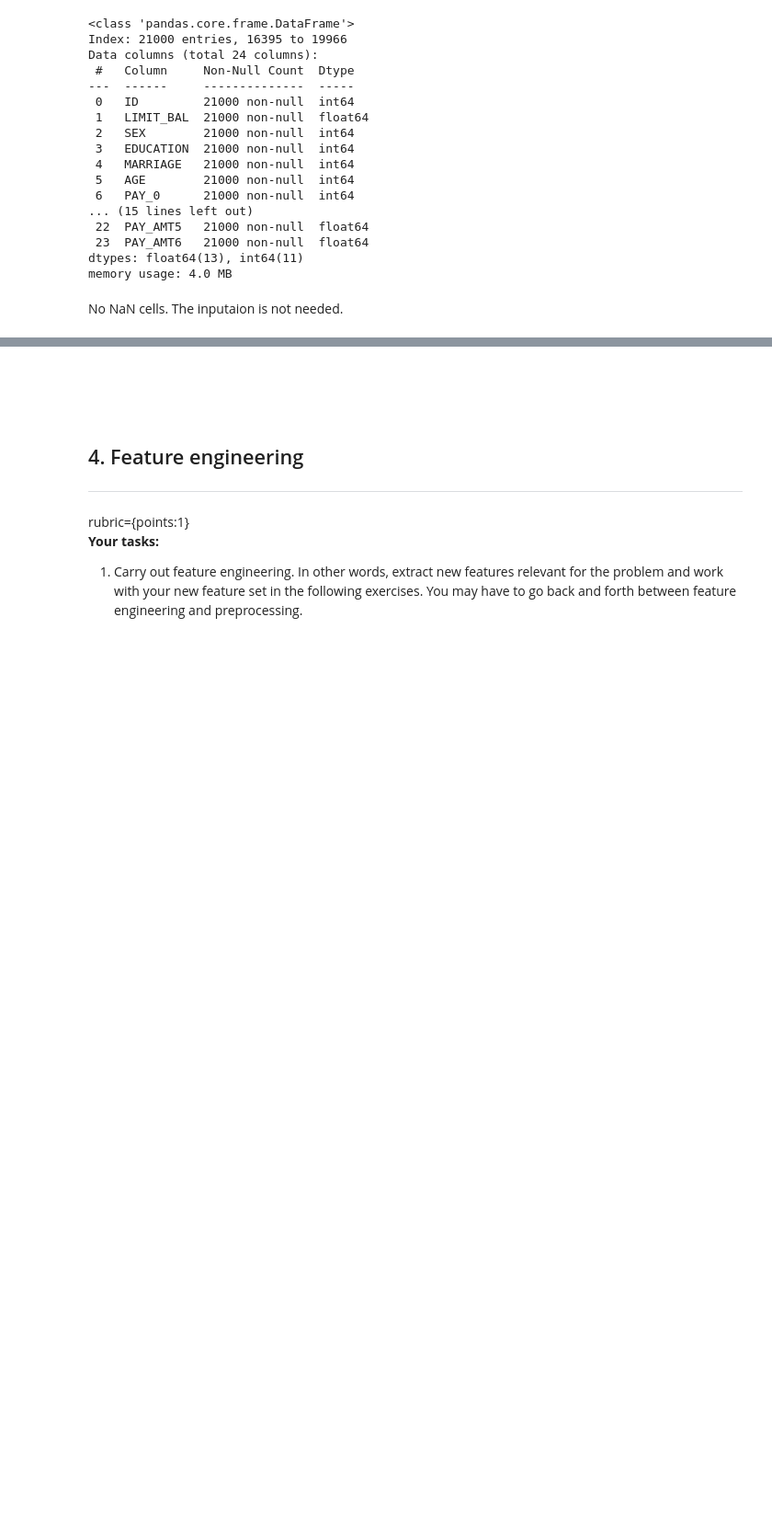
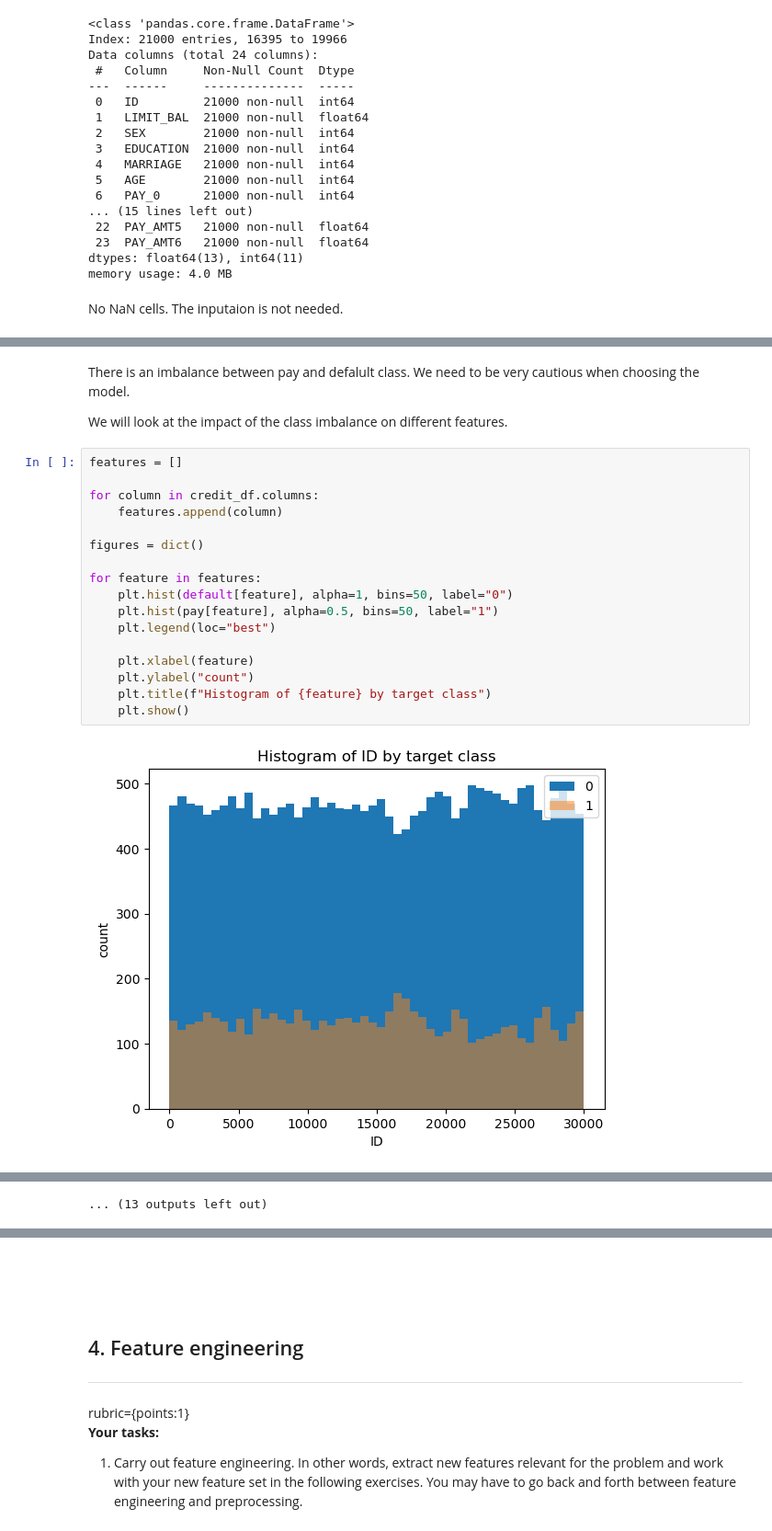
Before and after one commit to OminiCarlos/hw5, a Jupyter notebook: hw5.ipynb, the cells around one changed output, grey strips where cells are left out. Shown at 92% size. Saved outputs shown, nothing was run; the diff lists cells and outputs as text; blank space fills up the shorter version.

Commit message:
complete till Baseline model.

```diff
--- a/hw5.ipynb
+++ b/hw5.ipynb
@@ -308,0 +287,23 @@ Ellipsis
+# %% [markdown]
+There is an imbalance between pay and defalult class. We need to be very cautious when choosing the model.
+
+We will look at the impact of the class imbalance on different features.
+# %%
+features = []
+
+for column in credit_df.columns:
+    features.append(column)
+
+figures = dict()
+
+for feature in features:
+    plt.hist(default[feature], alpha=1, bins=50, label="0")
+    plt.hist(pay[feature], alpha=0.5, bins=50, label="1")
+    plt.legend(loc="best")
+
+    plt.xlabel(feature)
+    plt.ylabel("count")
+    plt.title(f"Histogram of {feature} by target class")
+    plt.show()
+# %% [output]
+[figure, added]
@@ -308,0 +321 @@ Ellipsis
+... (13 outputs left out)
```
Also changed, not shown: parts of 37 cells of this notebook, 1 other file.
